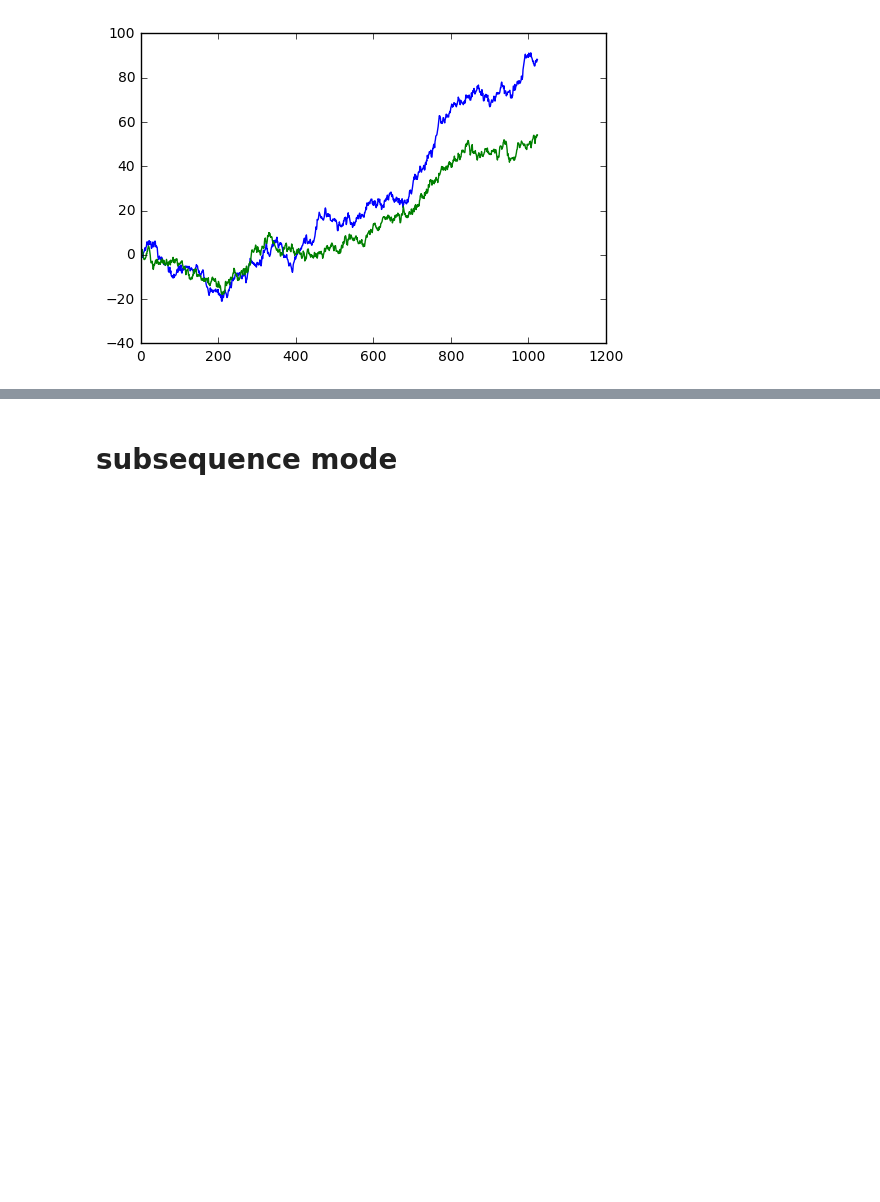
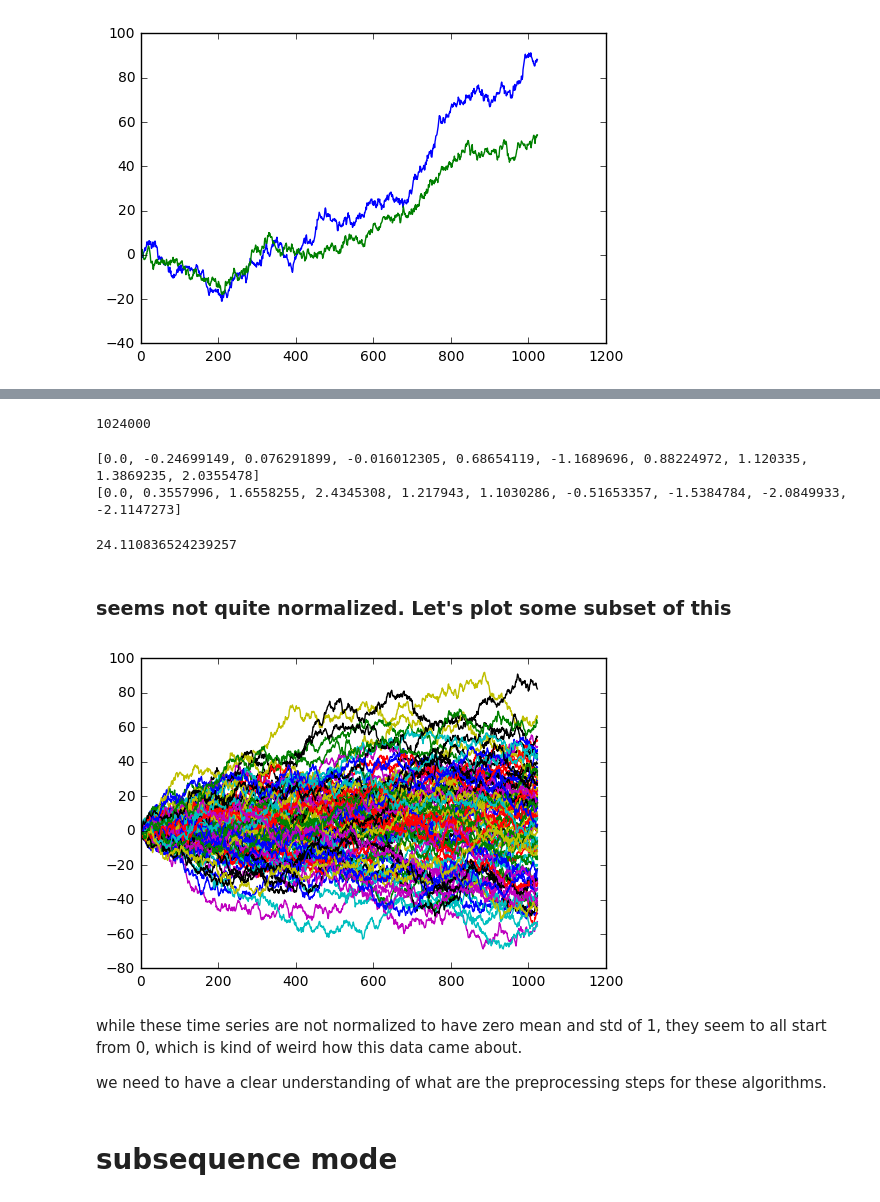
Before and after one commit to zangsir/SPM, a Jupyter notebook: motif_disc/MK_look.ipynb, the cells around one changed output, grey strips where cells are left out. Drawn from its saved outputs; the diff is of its cells as text; code cells hidden in the pictures; blank space fills up the shorter version.

```diff
--- a/motif_disc/MK_look.ipynb
+++ b/motif_disc/MK_look.ipynb
@@ -96,3 +119,31 @@ len(tsdf[1])
+# %%
+len(b)
+# %% [output]
+1024000
+# %%
+print tsdf[230][:10]
+print tsdf[777][:10]
+# %% [output]
+[0.0, -0.24699149, 0.076291899, -0.016012305, 0.68654119, -1.1689696, 0.88224972, 1.120335, 1.3869235, 2.0355478]
+[0.0, 0.3557996, 1.6558255, 2.4345308, 1.217943, 1.1030286, -0.51653357, -1.5384784, -2.0849933, -2.1147273]
+# %%
+np.mean(tsdf[230])
+# %% [output]
+24.110836524239257
+# %% [markdown]
+### seems not quite normalized. Let's plot some subset of this
+# %%
+import random
+rand=random.sample(tsdf,100)
+# %%
+for i in rand:
+    plt.plot(i)
+# %% [output]
+[figure, added]
+# %% [markdown]
+while these time series are not normalized to have zero mean and std of 1, they seem to all start from 0, which is kind of weird how this data came about.
+
+we need to have a clear understanding of what are the preprocessing steps for these algorithms.
 # %% [markdown]
 # subsequence mode
 # %%
```
Also changed, not shown: parts of 9 cells of this notebook, 14 other files.
